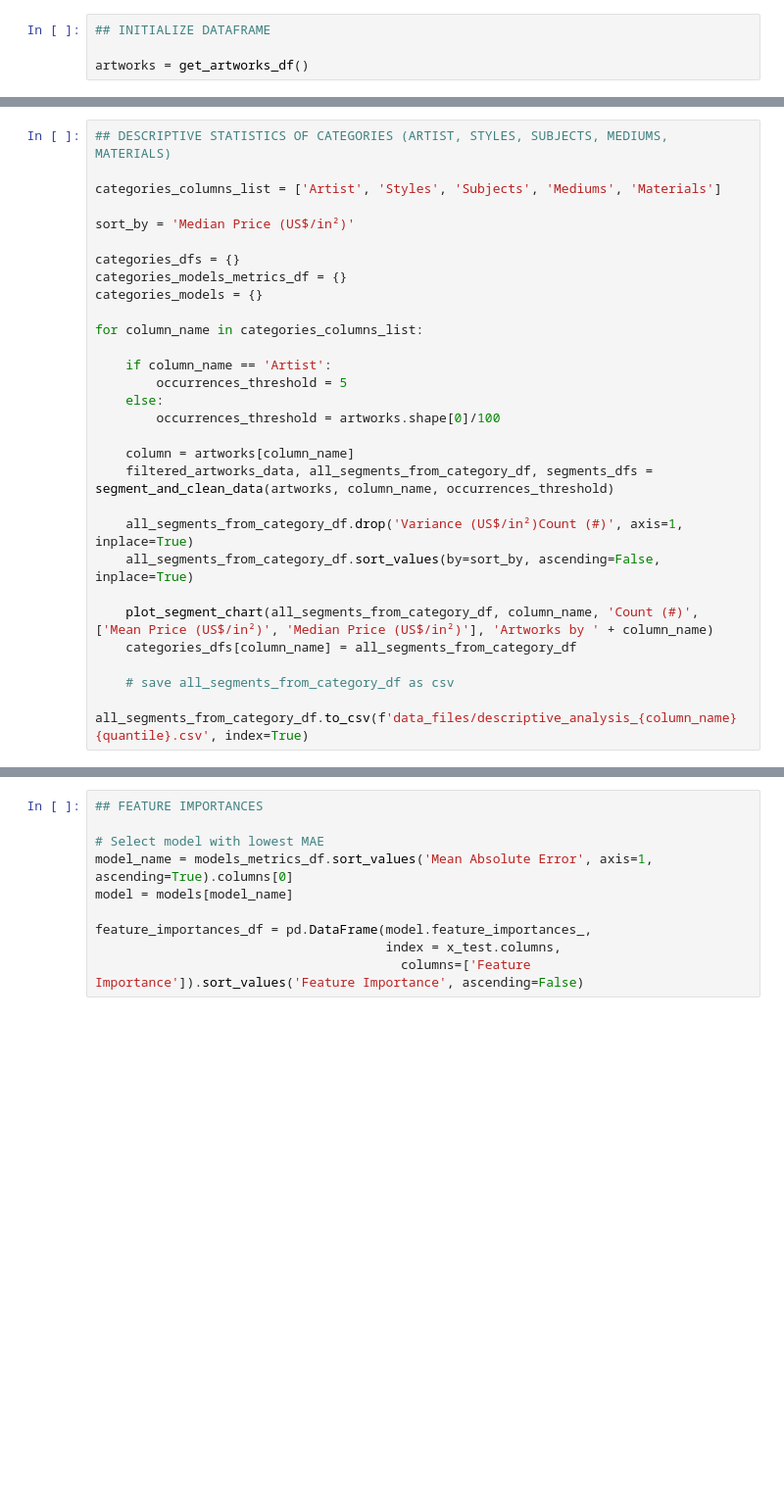
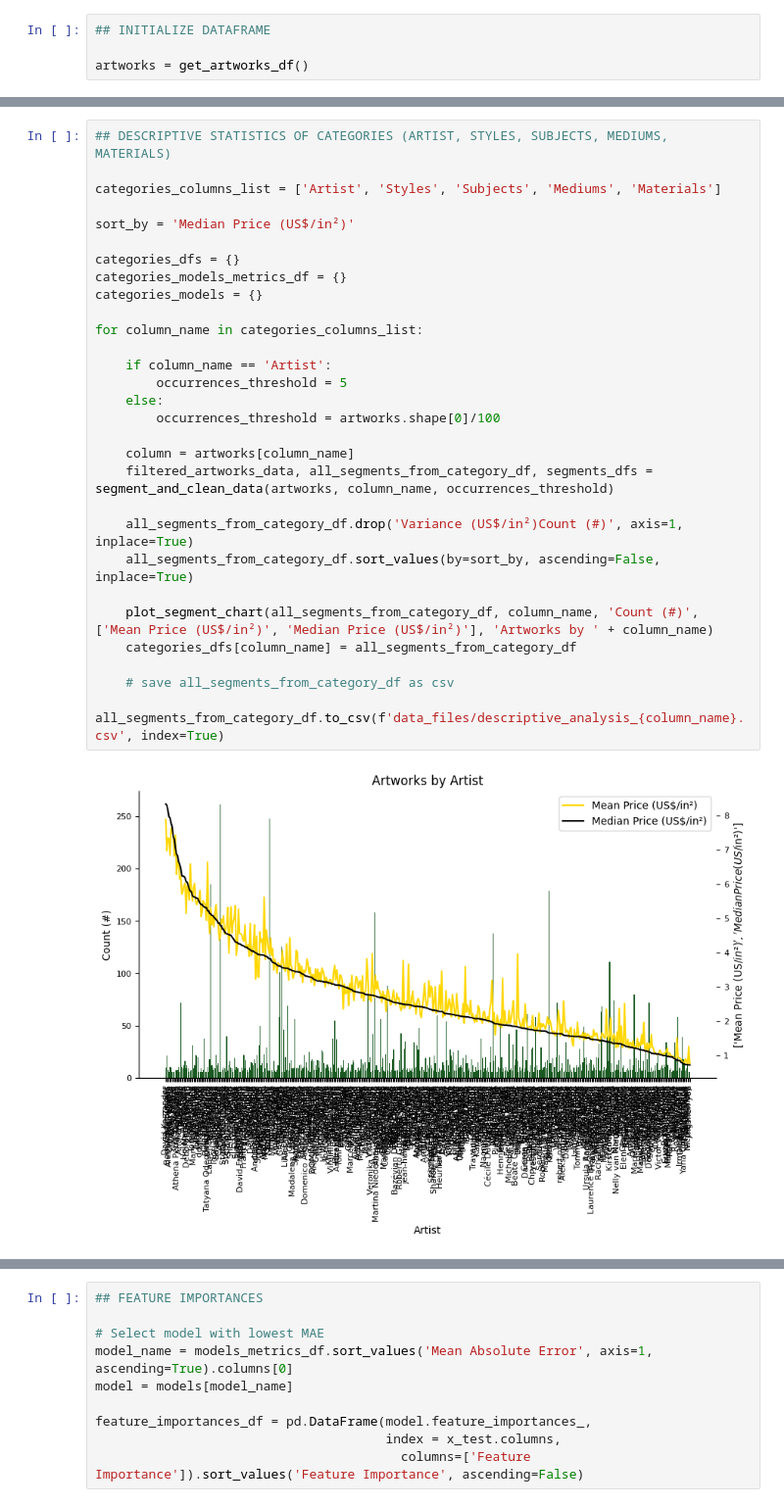
Before and after one commit to cryptogazzetta/Arte, a Jupyter notebook: analysis/saatchi_explore_artworks.ipynb, the cells around one changed output, grey strips where cells are left out. Shown at 98% size. Cells and saved outputs as stored; diff of their text form; blank space fills up the shorter version.

```diff
--- a/analysis/saatchi_explore_artworks.ipynb
+++ b/analysis/saatchi_explore_artworks.ipynb
@@ -412,29 +445,31 @@ col_analysis_by_segment
 # %%
 ## DESCRIPTIVE STATISTICS OF CATEGORIES (ARTIST, STYLES, SUBJECTS, MEDIUMS, MATERIALS)
 
 categories_columns_list = ['Artist', 'Styles', 'Subjects', 'Mediums', 'Materials']
 
 sort_by = 'Median Price (US$/in²)'
 
 categories_dfs = {}
 categories_models_metrics_df = {}
 categories_models = {}
 
 for column_name in categories_columns_list:
 
     if column_name == 'Artist':
         occurrences_threshold = 5
     else:
         occurrences_threshold = artworks.shape[0]/100
 
     column = artworks[column_name]
     filtered_artworks_data, all_segments_from_category_df, segments_dfs = segment_and_clean_data(artworks, column_name, occurrences_threshold)
 
     all_segments_from_category_df.drop('Variance (US$/in²)Count (#)', axis=1, inplace=True)
     all_segments_from_category_df.sort_values(by=sort_by, ascending=False, inplace=True)
 
     plot_segment_chart(all_segments_from_category_df, column_name, 'Count (#)', ['Mean Price (US$/in²)', 'Median Price (US$/in²)'], 'Artworks by ' + column_name)
     categories_dfs[column_name] = all_segments_from_category_df
 
     # save all_segments_from_category_df as csv
-    all_segments_from_category_df.to_csv(f'data_files/descriptive_analysis_{column_name}{quantile}.csv', index=True)
+    all_segments_from_category_df.to_csv(f'data_files/descriptive_analysis_{column_name}.csv', index=True)
+# %% [output]
+[figure, added]
```
Also changed, not shown: parts of 14 cells of this notebook, 8 other files.
